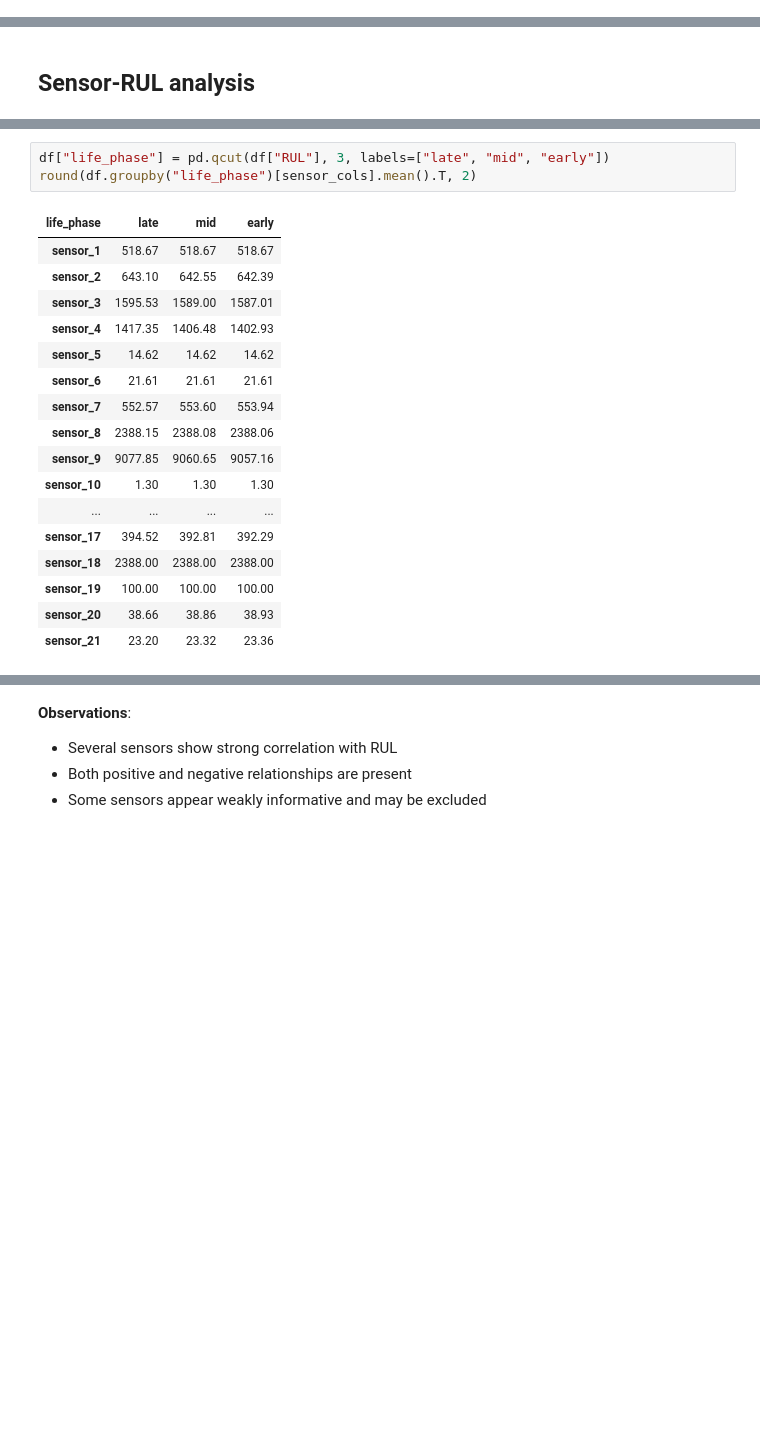
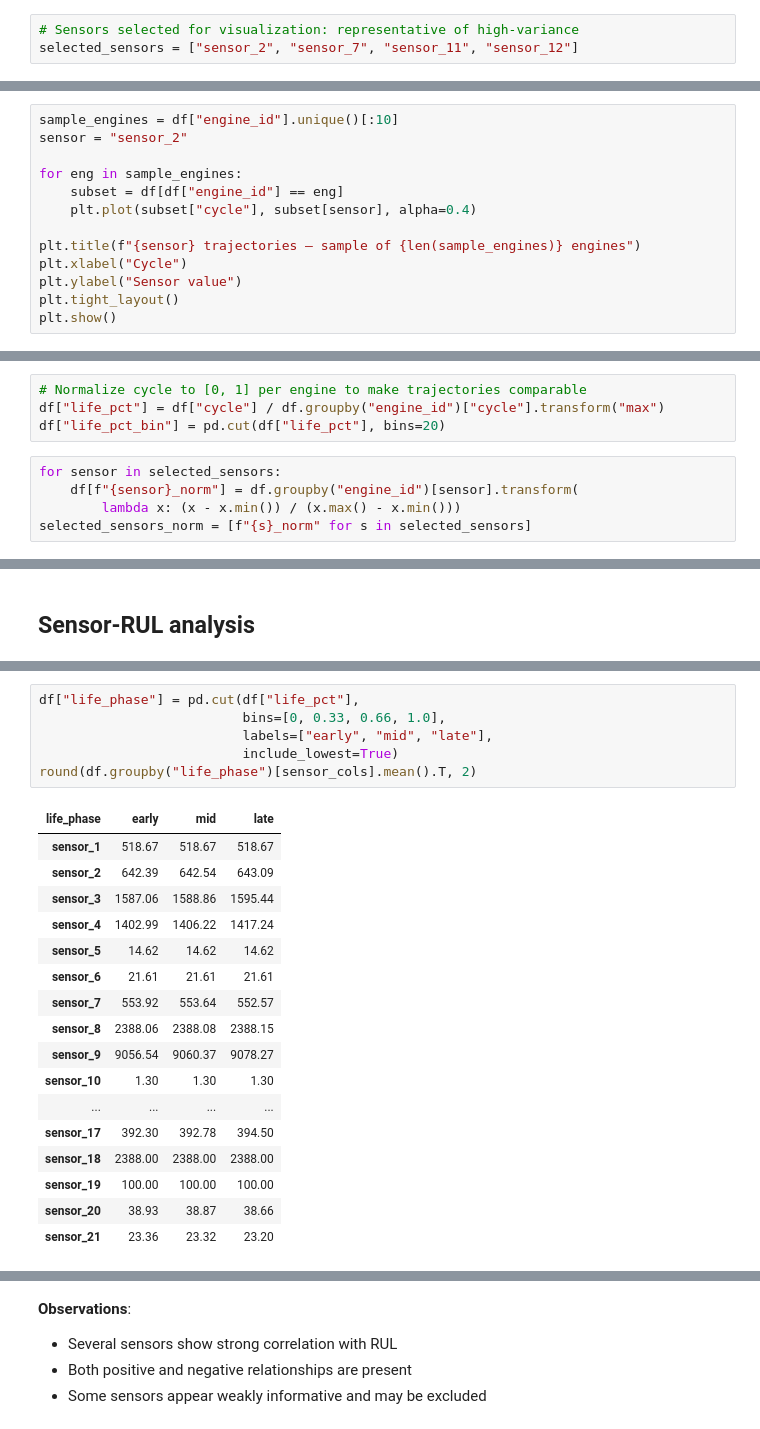
Before and after one commit to RCutrino/cmapss_project, a Jupyter notebook: notebook/01_eda.ipynb, the cells around one changed output, grey strips where cells are left out. Cells and saved outputs as stored; diff of their text form; blank space fills up the shorter version.

```diff
--- a/notebook/01_eda.ipynb
+++ b/notebook/01_eda.ipynb
@@ -261,3 +301,6 @@ selected_sensors = ["sensor_2",
+# %%
+# Sensors selected for visualization: representative of high-variance
+selected_sensors = ["sensor_2", "sensor_7", "sensor_11", "sensor_12"]
 # %%
 engine = 1
 subset = df[df["engine_id"] == engine]
@@ -296,0 +324,13 @@ plt.show()
+# %%
+sample_engines = df["engine_id"].unique()[:10]
+sensor = "sensor_2"
+
+for eng in sample_engines:
+    subset = df[df["engine_id"] == eng]
+    plt.plot(subset["cycle"], subset[sensor], alpha=0.4)
+
+plt.title(f"{sensor} trajectories — sample of {len(sample_engines)} engines")
+plt.xlabel("Cycle")
+plt.ylabel("Sensor value")
+plt.tight_layout()
+plt.show()
@@ -335,0 +344,9 @@ dtype: float64
+# %%
+# Normalize cycle to [0, 1] per engine to make trajectories comparable
+df["life_pct"] = df["cycle"] / df.groupby("engine_id")["cycle"].transform("max")
+df["life_pct_bin"] = pd.cut(df["life_pct"], bins=20)
+# %%
+for sensor in selected_sensors:
+    df[f"{sensor}_norm"] = df.groupby("engine_id")[sensor].transform(
+        lambda x: (x - x.min()) / (x.max() - x.min()))
+selected_sensors_norm = [f"{s}_norm" for s in selected_sensors]
@@ -376,21 +422,24 @@ plt.show()
 # %%
-df["life_phase"] = pd.qcut(df["RUL"], 3, labels=["late", "mid", "early"])
+df["life_phase"] = pd.cut(df["life_pct"],
+                          bins=[0, 0.33, 0.66, 1.0],
+                          labels=["early", "mid", "late"],
+                          include_lowest=True)
 round(df.groupby("life_phase")[sensor_cols].mean().T, 2)
 # %% [output]
-| life_phase | late | mid | early |
+| life_phase | early | mid | late |
 | sensor_1 | 518.67 | 518.67 | 518.67 |
-| sensor_2 | 643.10 | 642.55 | 642.39 |
-| sensor_3 | 1595.53 | 1589.00 | 1587.01 |
-| sensor_4 | 1417.35 | 1406.48 | 1402.93 |
+| sensor_2 | 642.39 | 642.54 | 643.09 |
+| sensor_3 | 1587.06 | 1588.86 | 1595.44 |
+| sensor_4 | 1402.99 | 1406.22 | 1417.24 |
 | sensor_5 | 14.62 | 14.62 | 14.62 |
 | sensor_6 | 21.61 | 21.61 | 21.61 |
-| sensor_7 | 552.57 | 553.60 | 553.94 |
-| sensor_8 | 2388.15 | 2388.08 | 2388.06 |
-| sensor_9 | 9077.85 | 9060.65 | 9057.16 |
+| sensor_7 | 553.92 | 553.64 | 552.57 |
+| sensor_8 | 2388.06 | 2388.08 | 2388.15 |
+| sensor_9 | 9056.54 | 9060.37 | 9078.27 |
 | sensor_10 | 1.30 | 1.30 | 1.30 |
 | ... | ... | ... | ... |
-| sensor_17 | 394.52 | 392.81 | 392.29 |
+| sensor_17 | 392.30 | 392.78 | 394.50 |
 | sensor_18 | 2388.00 | 2388.00 | 2388.00 |
 | sensor_19 | 100.00 | 100.00 | 100.00 |
-| sensor_20 | 38.66 | 38.86 | 38.93 |
-| sensor_21 | 23.20 | 23.32 | 23.36 |
+| sensor_20 | 38.93 | 38.87 | 38.66 |
+| sensor_21 | 23.36 | 23.32 | 23.20 |
```
Also changed, not shown: parts of 45 cells of this notebook.
